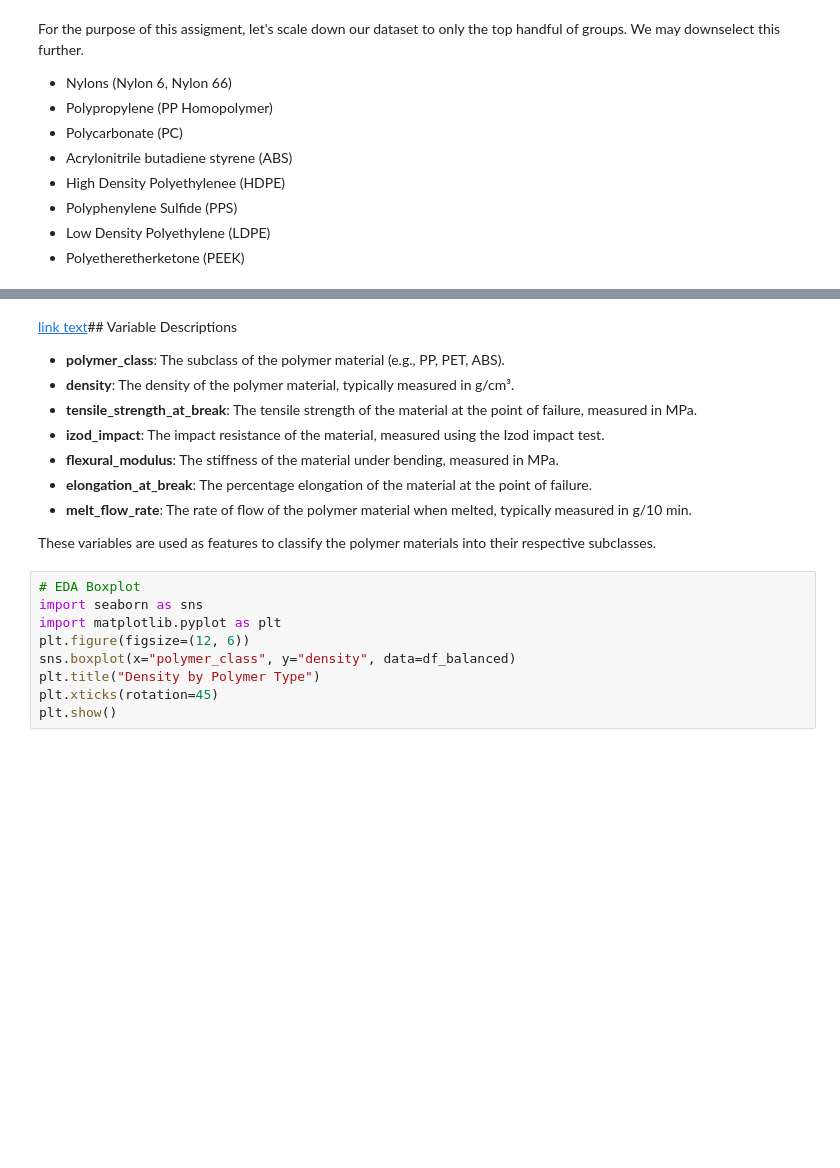
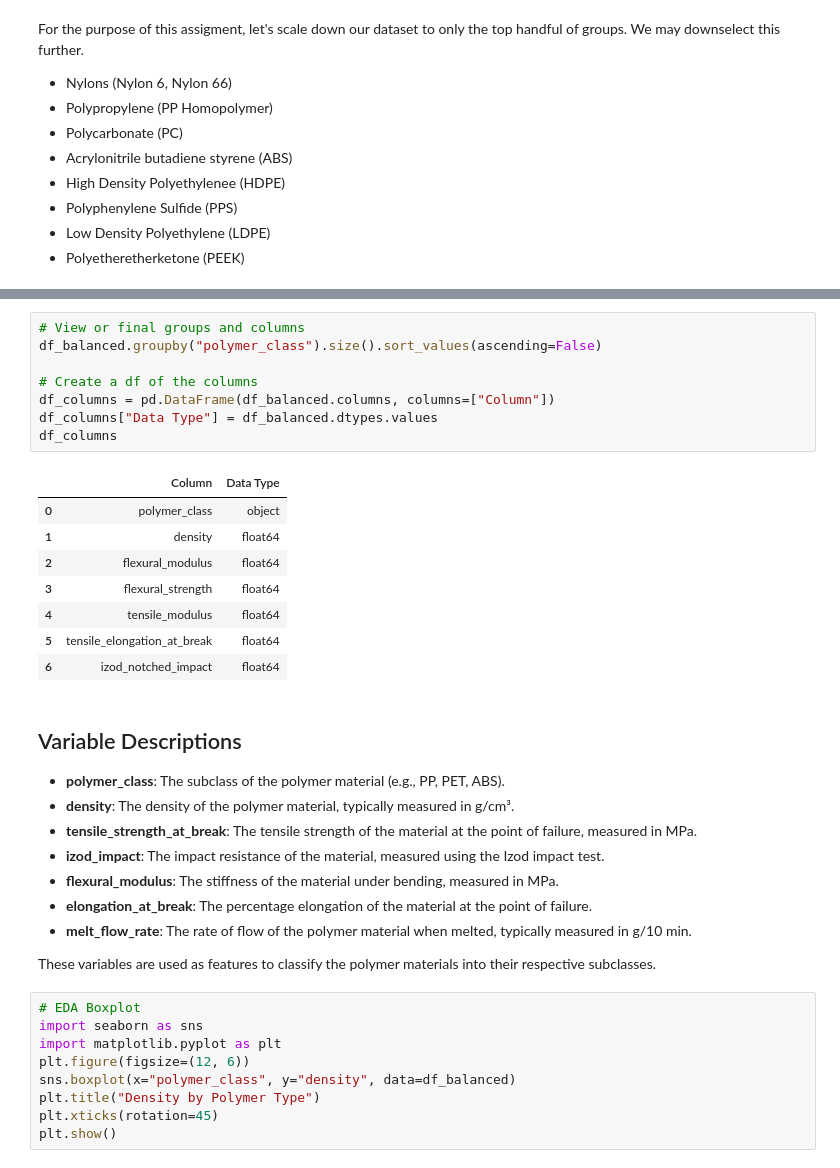
Before and after one commit to mike-keating-iv/ml-polymer-classification, a Jupyter notebook: polymers_classifier.ipynb, the cells around one changed output, grey strips where cells are left out. Drawn from its saved outputs; the diff is of its cells as text; blank space fills up the shorter version.

```diff
--- a/polymers_classifier.ipynb
+++ b/polymers_classifier.ipynb
@@ -288,5 +289,22 @@ dtype: int64
+# %%
+# View or final groups and columns
+df_balanced.groupby("polymer_class").size().sort_values(ascending=False)
+
+# Create a df of the columns
+df_columns = pd.DataFrame(df_balanced.columns, columns=["Column"])
+df_columns["Data Type"] = df_balanced.dtypes.values
+df_columns
+# %% [output]
+|  | Column | Data Type |
+| 0 | polymer_class | object |
+| 1 | density | float64 |
+| 2 | flexural_modulus | float64 |
+| 3 | flexural_strength | float64 |
+| 4 | tensile_modulus | float64 |
+| 5 | tensile_elongation_at_break | float64 |
+| 6 | izod_notched_impact | float64 |
 # %% [markdown]
-[link text](https://)## Variable Descriptions
+## Variable Descriptions
 - **polymer_class**: The subclass of the polymer material (e.g., PP, PET, ABS).
 - **density**: The density of the polymer material, typically measured in g/cm³.
 - **tensile_strength_at_break**: The tensile strength of the material at the point of failure, measured in MPa.
```
Also changed, not shown: parts of 10 cells of this notebook.
